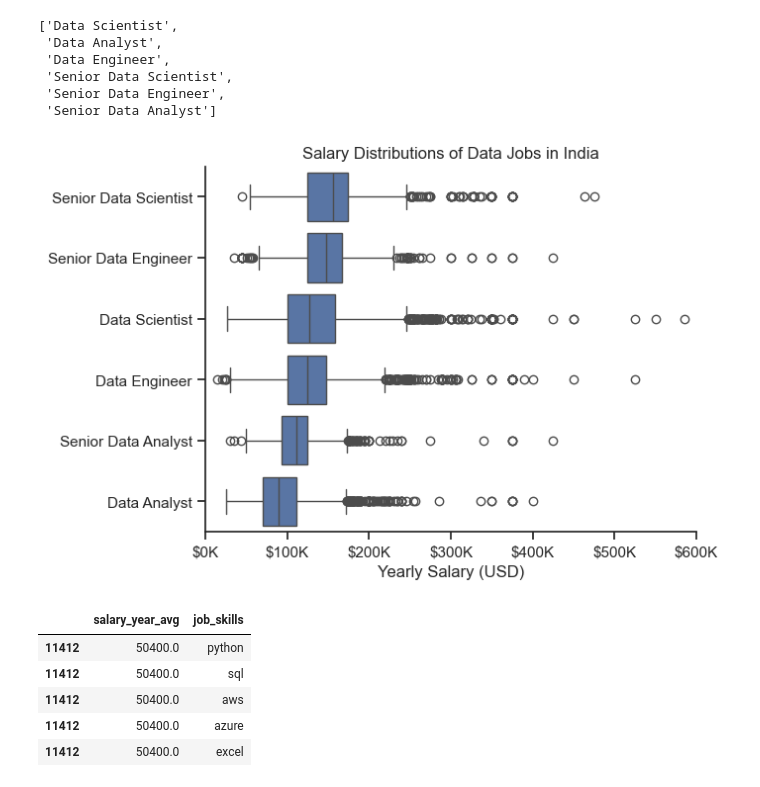
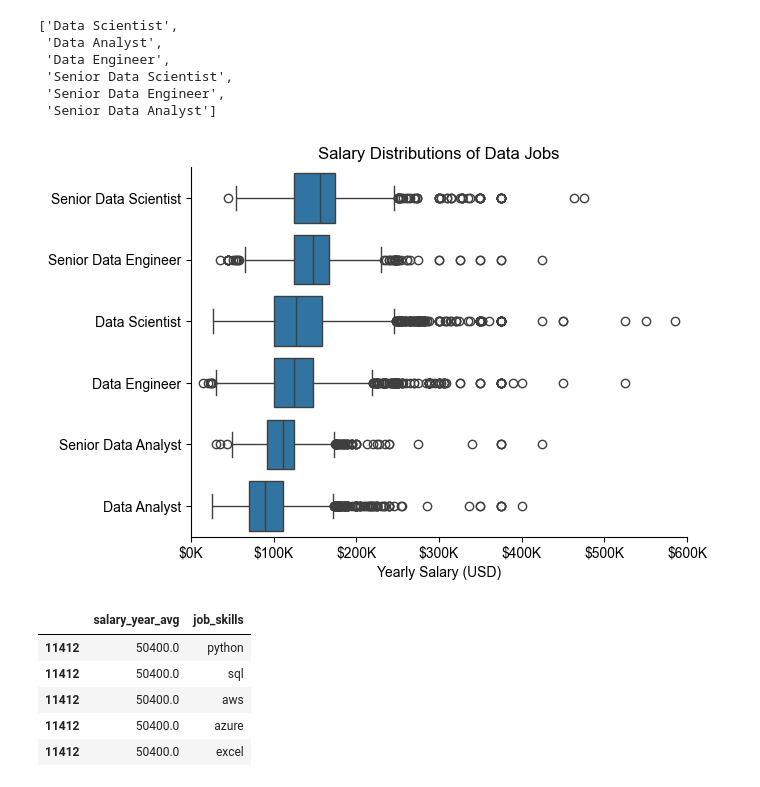
Before and after one commit to div-26/Python-Project---Job-Analysis, a Jupyter notebook: Project/04_Salary_Analysis.ipynb, the cells around one changed output. Drawn from its saved outputs; the diff is of its cells as text; code cells hidden in the pictures.

```diff
--- a/Project/04_Salary_Analysis.ipynb
+++ b/Project/04_Salary_Analysis.ipynb
@@ -35,18 +35,18 @@ job_titles
 # %%
 sns.boxplot(data=df_cleaned_top6, x='salary_year_avg', y='job_title_short', order=job_order)
 sns.set_theme(style='ticks')
 sns.despine()
 
 # this is all the same
-plt.title('Salary Distributions of Data Jobs in India')
+plt.title('Salary Distributions of Data Jobs')
 plt.xlabel('Yearly Salary (USD)')
 plt.ylabel('')
 plt.xlim(0, 600000)
 ticks_x = plt.FuncFormatter(lambda y, pos: f'${int(y/1000)}K')
 plt.gca().xaxis.set_major_formatter(ticks_x)
 plt.show()
 # %% [output]
-[figure, old version]
+[figure, new version]
 # %%
 df_DA_ind = df[(df['job_title_short'] == 'Data Analyst') & (df['job_country'] == 'India')].copy()
 
```
Also changed, not shown: 1 other file.
